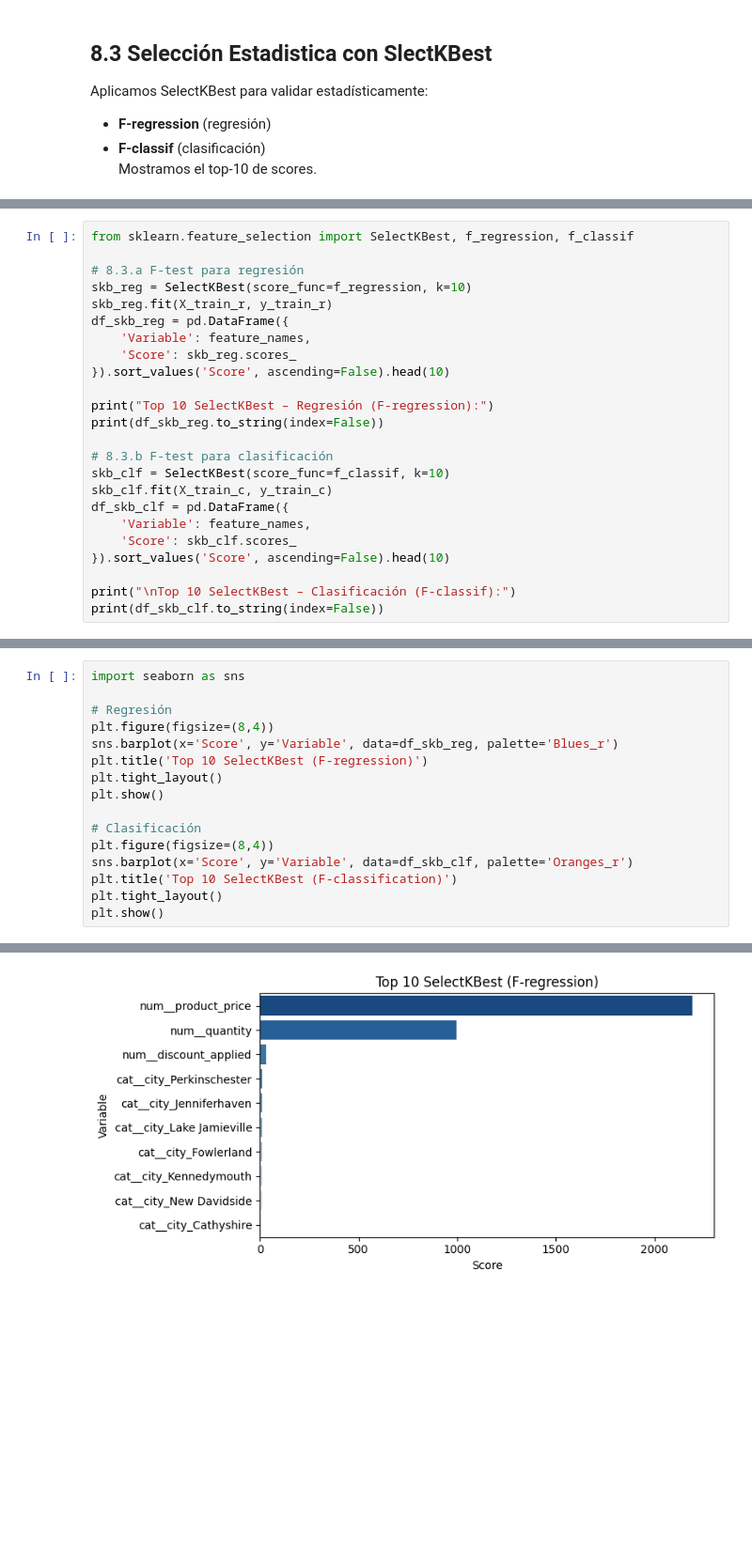
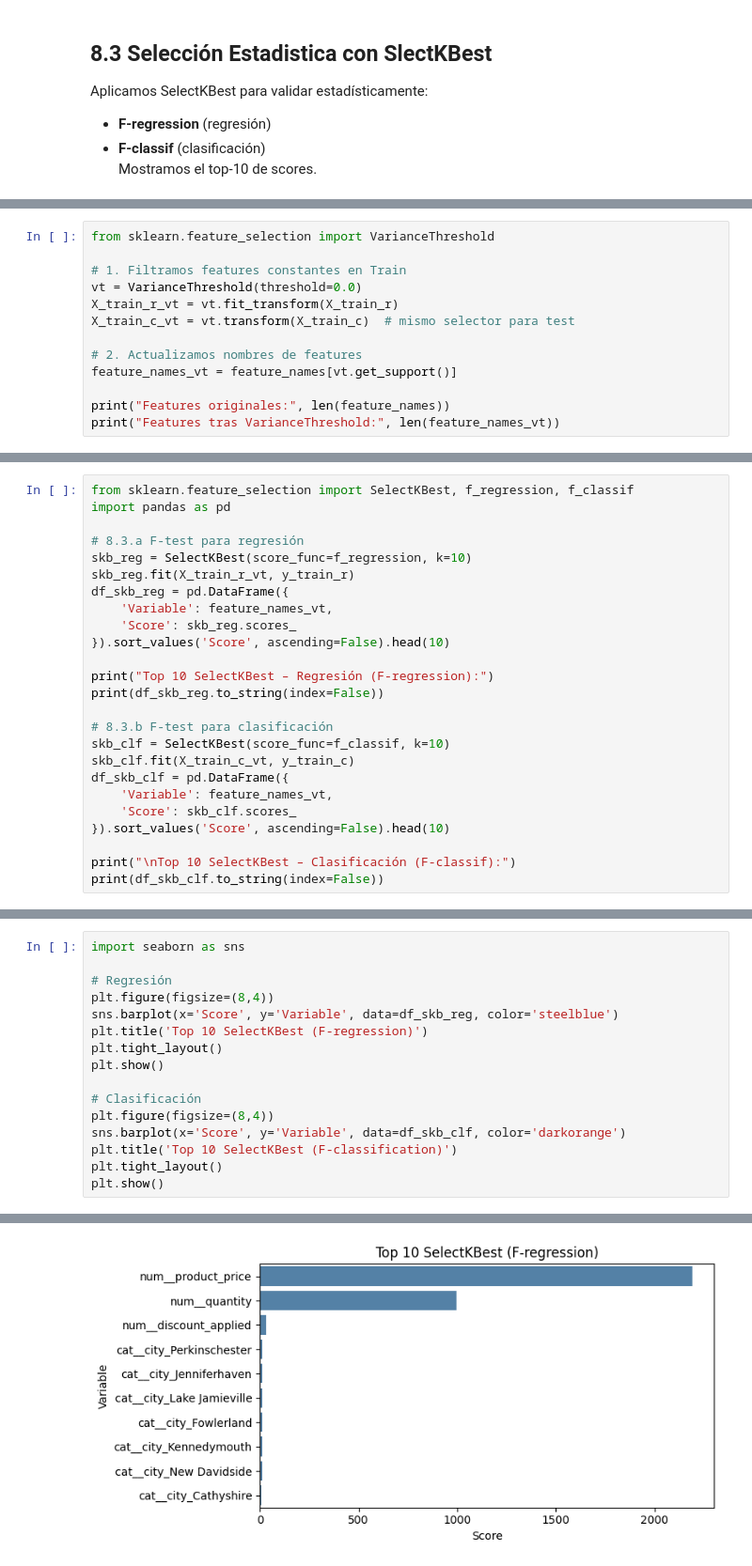
Before and after one commit to rgriveros/data-science-proyecto, a Jupyter notebook: notebooks/ProyectoParteIII_RiverosLobos.ipynb, the cells around one changed output, grey strips where cells are left out. Shown at 94% size. Saved outputs shown, nothing was run; the diff lists cells and outputs as text; blank space fills up the shorter version.

```diff
--- a/notebooks/ProyectoParteIII_RiverosLobos.ipynb
+++ b/notebooks/ProyectoParteIII_RiverosLobos.ipynb
@@ -886,0 +892,13 @@ Mostramos el top-10 de scores.
+# %%
+from sklearn.feature_selection import VarianceThreshold
+
+# 1. Filtramos features constantes en Train
+vt = VarianceThreshold(threshold=0.0)
+X_train_r_vt = vt.fit_transform(X_train_r)
+X_train_c_vt = vt.transform(X_train_c)  # mismo selector para test
+
+# 2. Actualizamos nombres de features
+feature_names_vt = feature_names[vt.get_support()]
+
+print("Features originales:", len(feature_names))
+print("Features tras VarianceThreshold:", len(feature_names_vt))
@@ -887,11 +914,12 @@ Mostramos el top-10 de scores.
 # %%
 from sklearn.feature_selection import SelectKBest, f_regression, f_classif
+import pandas as pd
 
 # 8.3.a F-test para regresión
 skb_reg = SelectKBest(score_func=f_regression, k=10)
-skb_reg.fit(X_train_r, y_train_r)
+skb_reg.fit(X_train_r_vt, y_train_r)
 df_skb_reg = pd.DataFrame({
-    'Variable': feature_names,
+    'Variable': feature_names_vt,
     'Score': skb_reg.scores_
 }).sort_values('Score', ascending=False).head(10)
 
@@ -900,9 +928,9 @@ print(df_skb_reg.to_string(index=False))
 
 # 8.3.b F-test para clasificación
 skb_clf = SelectKBest(score_func=f_classif, k=10)
-skb_clf.fit(X_train_c, y_train_c)
+skb_clf.fit(X_train_c_vt, y_train_c)
 df_skb_clf = pd.DataFrame({
-    'Variable': feature_names,
+    'Variable': feature_names_vt,
     'Score': skb_clf.scores_
 }).sort_values('Score', ascending=False).head(10)
 
@@ -948,14 +959,14 @@ import seaborn as sns
 
 # Regresión
 plt.figure(figsize=(8,4))
-sns.barplot(x='Score', y='Variable', data=df_skb_reg, palette='Blues_r')
+sns.barplot(x='Score', y='Variable', data=df_skb_reg, color='steelblue')
 plt.title('Top 10 SelectKBest (F-regression)')
 plt.tight_layout()
 plt.show()
 
 # Clasificación
 plt.figure(figsize=(8,4))
-sns.barplot(x='Score', y='Variable', data=df_skb_clf, palette='Oranges_r')
+sns.barplot(x='Score', y='Variable', data=df_skb_clf, color='darkorange')
 plt.title('Top 10 SelectKBest (F-classification)')
 plt.tight_layout()
 plt.show()
@@ -966 +974 @@ Passing `palette` without assigning `hue` is deprecated and will be removed in v
-[figure, old version]
+[figure, new version]
```
Also changed, not shown: parts of 28 cells of this notebook.
